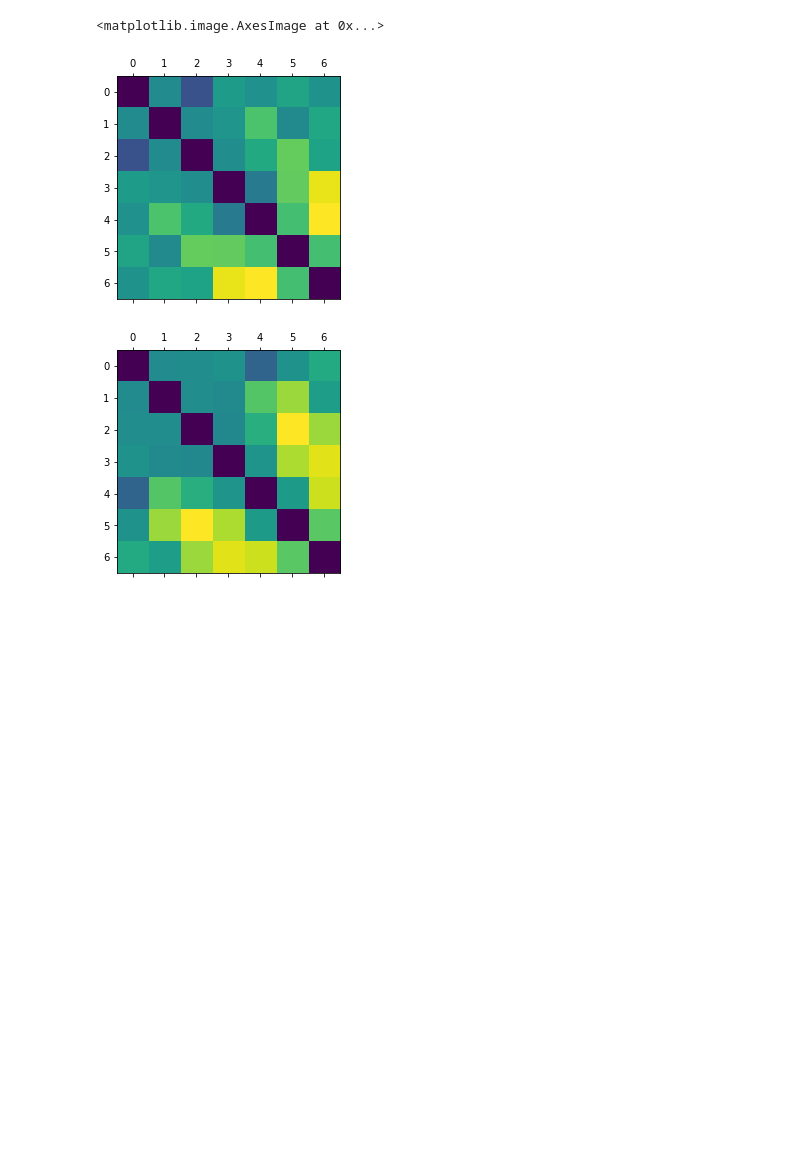
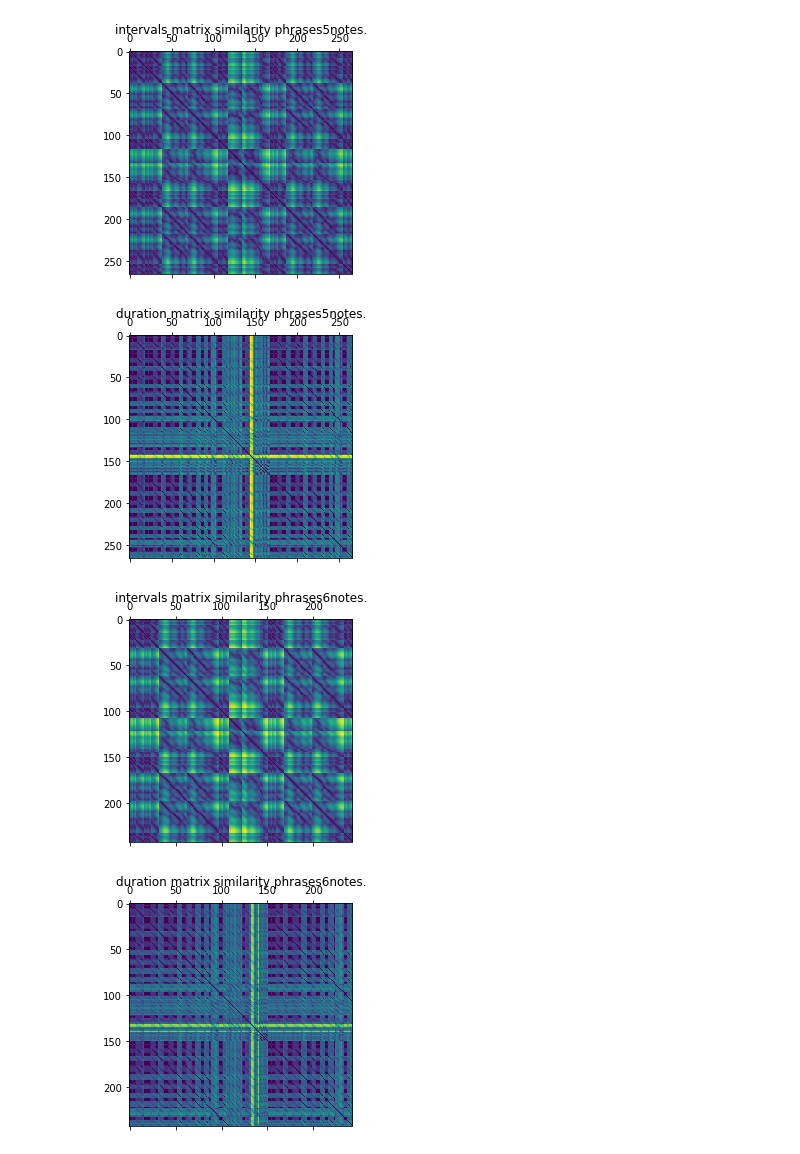
Before and after one commit to ljoglar/makam_paterns, a Jupyter notebook: makam_similarity.ipynb, the cells around one changed output. Cells and saved outputs as stored; diff of their text form; code cells hidden in the pictures; blank space fills up the shorter version.

Commit message:
similarity matrices!

```diff
--- a/makam_similarity.ipynb
+++ b/makam_similarity.ipynb
@@ -7,6 +7,7 @@ from scipy.spatial.distance import pdist, cdist, squareform
 # %%
 # global variables
 min_n, max_n = 5, 8
+folder_path = '../SymbTr/txt/'
 # %%
 gen = os.walk('../SymbTr/txt')
 
@@ -61,13 +62,12 @@ def get_sublists(listt, num):
         lists.append(list(islice(listt, i, i+num)))
     return lists
 # %%
-def separete_lists_from_list_of_tuples(list_of_notes, min_n, max_n):
+def separete_lists_from_list_of_tuples(list_of_notes):
     komas_list = []
     dur_list = []
     for komas, dur in list_of_notes:
         komas_list.append(komas)
         dur_list.append(dur)
-
     return komas_list, dur_list
 
 def norm_durations(durations):
@@ -76,21 +76,3 @@ def norm_durations(durations):
     for tdur in durations:
         norm.append(int((max_dur / tdur[1] * tdur[0])*100)/100)
     return norm
-# %%
-list_of_notes = ((23, (2,2)), (43, (3,3)), (34, (3,4)), (54, (6,4)), (34, (4,3)), (24, (4,3)), (12,(2,4)), (52, (1,6)), (62, (8,8)))
-list_komas, list_dur = separete_lists_from_list_of_tuples(list_of_notes, min_n, max_n)
-
-norm_list_dur = norm_durations(list_dur)
-
-sublist3_komas = get_sublists(list_komas, 3)
-sublist3_dur = get_sublists(norm_list_dur, 3)
-
-dist_komas = pdist(sublist3_komas, 'euclidean')
-dist_dur = pdist(sublist3_dur, 'euclidean')
-
-plt.matshow(squareform(dist_komas))
-plt.matshow(squareform(dist_dur))
-# %% [output]
-<matplotlib.image.AxesImage at 0x...>
-[figure, removed]
-[figure, removed]
@@ -96,0 +108,33 @@ plt.matshow(squareform(dist_dur))
+# %%
+path = folder_path + paths_new['ussak'][0]
+#print(path)
+#score = pd.read_csv(path, delimiter = '\t')
+
+lists_of_notes = get_lists_of_notes_from_score(path, min_n, max_n)
+dict_komas = {}
+dict_durs = {}
+dict_mat_komas = {}
+dict_mat_durs = {}
+
+for num, phrases in lists_of_notes.items():
+    dict_komas[num] = []
+    dict_durs[num] = []
+    dict_mat_komas[num] = []
+    dict_mat_durs[num] = []
+    for phrase in phrases:
+        list_komas, list_dur = separete_lists_from_list_of_tuples(phrase)
+        dict_komas[num].append(list_komas)
+        dict_durs[num].append(norm_durations(list_dur))
+
+    dict_mat_komas[num] = pdist(dict_komas[num], 'euclidean')
+    dict_mat_durs[num] = pdist(dict_durs[num], 'euclidean')
+
+    plt.matshow(squareform(dict_mat_komas[num]))
+    plt.title("intervals matrix similarity phrases " + str(num) + " notes.")
+    plt.matshow(squareform(dict_mat_durs[num]))
+    plt.title("duration matrix similarity phrases " + str(num) + " notes.")
+# %% [output]
+[figure, added]
+[figure, added]
+[figure, added]
+[figure, added]
```
Also changed, not shown: parts of 3 cells of this notebook.
